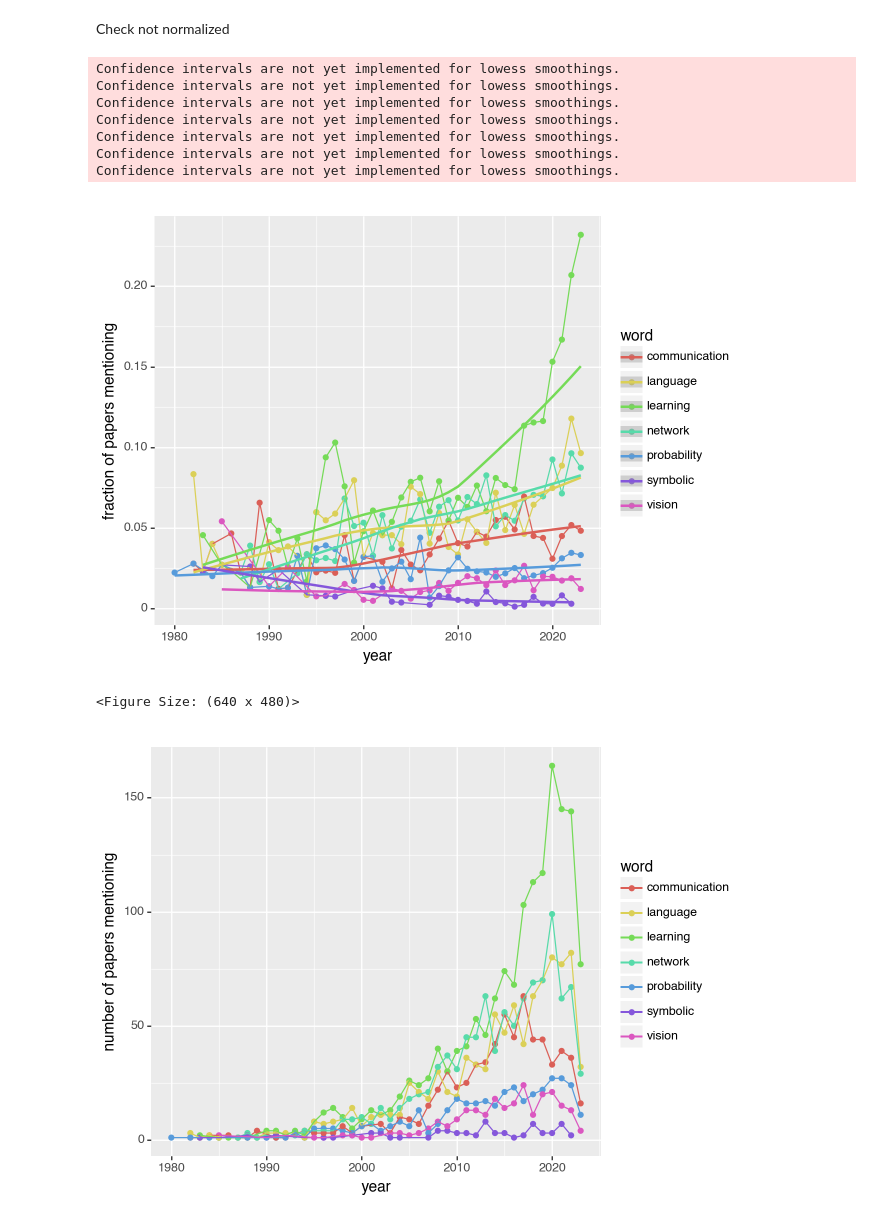
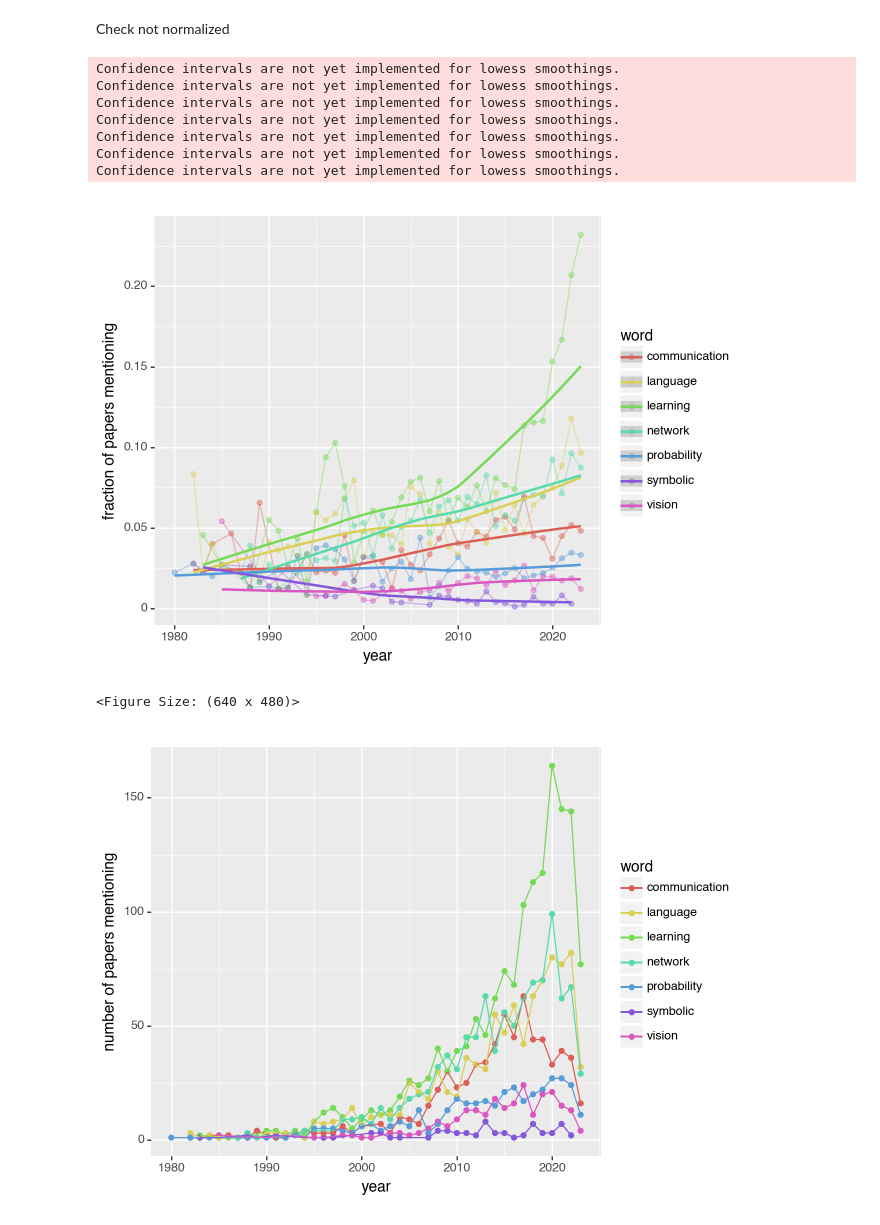
Before and after one commit to nathimel/sciterra, a Jupyter notebook: src/examples/scratch/temporal.ipynb, the cells around one changed output. Saved outputs shown, nothing was run; the diff lists cells and outputs as text; code cells hidden in the pictures.

Commit message:
change width and alpha on temporal nb lines

```diff
--- a/src/examples/scratch/temporal.ipynb
+++ b/src/examples/scratch/temporal.ipynb
@@ -128,37 +129,40 @@ words = [
 #     "medical",
 #     "prescription",
 # ]
 
 data = data[data["word"].isin(words)]
 data
 
 (
     pn.ggplot(data, pn.aes(x="year", y="fraction of papers mentioning"))
     + pn.geom_point(
         mapping=pn.aes(
             color="word",
-        )
+        ),
+        alpha=0.4,
     )
     + pn.geom_line(
         mapping=pn.aes(
             color="word",
-        )
+        ),
+        alpha=0.4,
     )
     + pn.geom_smooth(
         mapping=pn.aes(
             color="word",
-        )
+        ),
+        size=2,
     )
 )
 # %% [output]
 Confidence intervals are not yet implemented for lowess smoothings.
 Confidence intervals are not yet implemented for lowess smoothings.
 Confidence intervals are not yet implemented for lowess smoothings.
 Confidence intervals are not yet implemented for lowess smoothings.
 Confidence intervals are not yet implemented for lowess smoothings.
 Confidence intervals are not yet implemented for lowess smoothings.
 Confidence intervals are not yet implemented for lowess smoothings.
-[figure, old version]
+[figure, new version]
 <Figure Size: (640 x 480)>
 # %%
 
```
Also changed, not shown: parts of 1 cell of this notebook.
